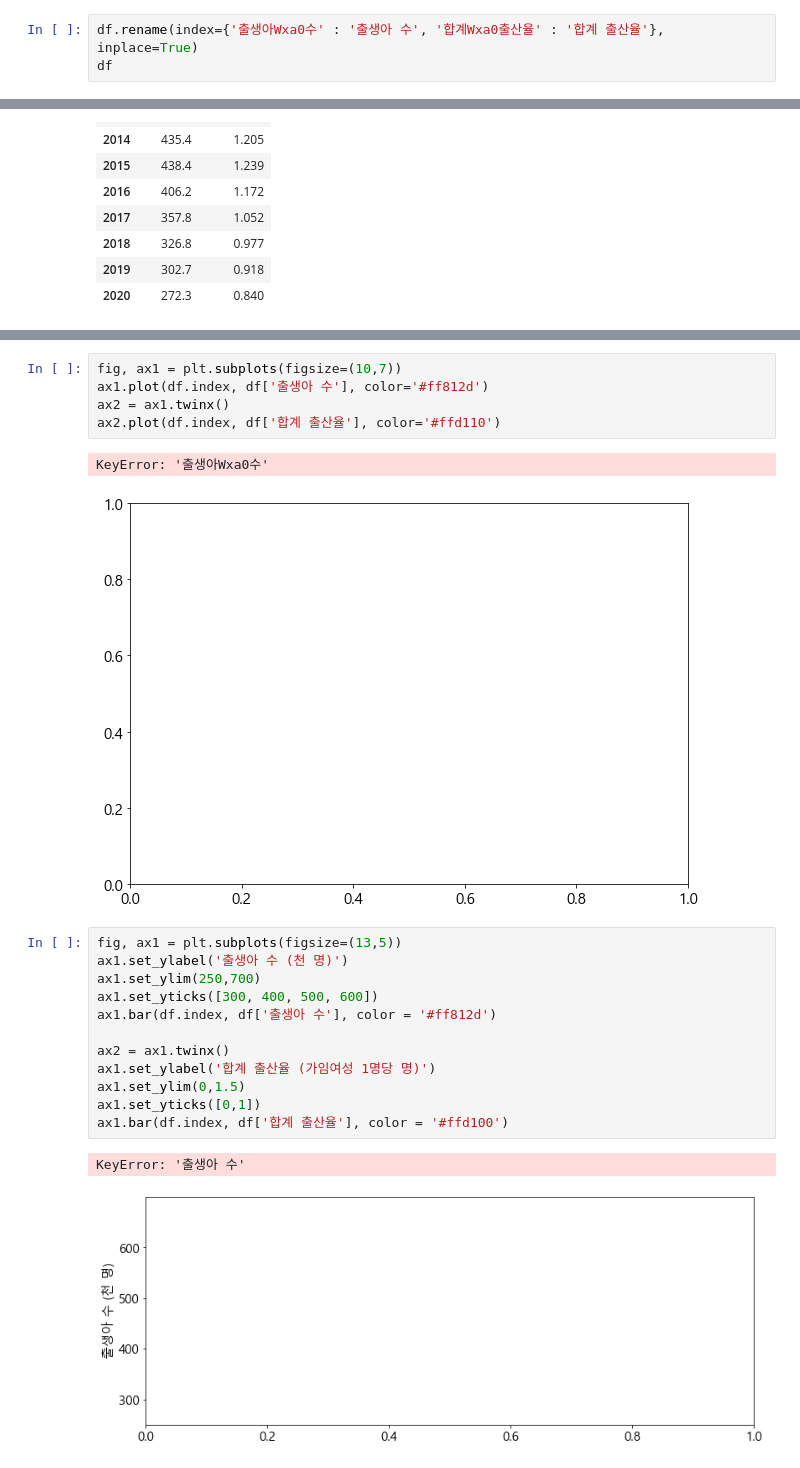
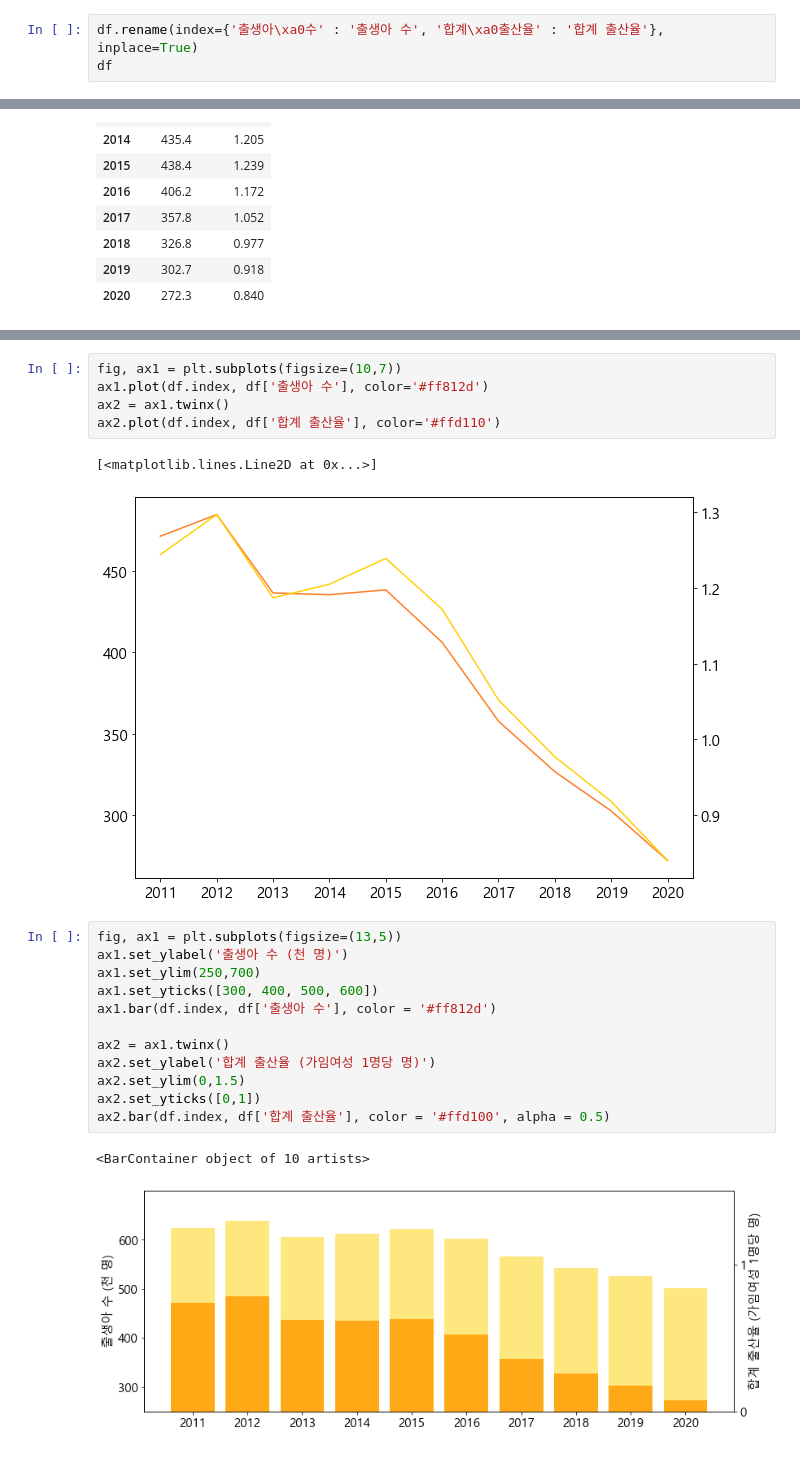
Before and after one commit to dmsxo0691/Java-Python, a Jupyter notebook: 20221101/pandas.ipynb, the cells around one changed output, grey strips where cells are left out. Drawn from its saved outputs; the diff is of its cells as text.

```diff
--- a/20221101/pandas.ipynb
+++ b/20221101/pandas.ipynb
@@ -1568,7 +1568,7 @@ df.index.values
 # %% [output]
 array(['출생아\xa0수', '합계\xa0출산율'], dtype=object)
 # %%
-df.rename(index={'출생아Wxa0수' : '출생아 수', '합계Wxa0출산율' : '합계 출산율'}, inplace=True)
+df.rename(index={'출생아\xa0수' : '출생아 수', '합계\xa0출산율' : '합계 출산율'}, inplace=True)
 df
 # %% [output]
 |  | 2011 | 2012 | 2013 | 2014 | 2015 | 2016 | 2017 | 2018 | 2019 | 2020 |
@@ -1611,20 +1621,20 @@ ax1.plot(df.index, df['출생아 수'], color='#ff812d')
 ax2 = ax1.twinx()
 ax2.plot(df.index, df['합계 출산율'], color='#ffd110')
 # %% [output]
-KeyError: '출생아Wxa0수'
+[<matplotlib.lines.Line2D at 0x...>]
-[figure, old version]
+[figure, new version]
 # %%
 fig, ax1 = plt.subplots(figsize=(13,5))
 ax1.set_ylabel('출생아 수 (천 명)')
 ax1.set_ylim(250,700)
 ax1.set_yticks([300, 400, 500, 600])
 ax1.bar(df.index, df['출생아 수'], color = '#ff812d')
 
 ax2 = ax1.twinx()
-ax1.set_ylabel('합계 출산율 (가임여성 1명당 명)')
-ax1.set_ylim(0,1.5)
-ax1.set_yticks([0,1])
-ax1.bar(df.index, df['합계 출산율'], color = '#ffd100')
+ax2.set_ylabel('합계 출산율 (가임여성 1명당 명)')
+ax2.set_ylim(0,1.5)
+ax2.set_yticks([0,1])
+ax2.bar(df.index, df['합계 출산율'], color = '#ffd100', alpha = 0.5)
 # %% [output]
-KeyError: '출생아 수'
+<BarContainer object of 10 artists>
-[figure, old version]
+[figure, new version]
```
Also changed, not shown: parts of 2 cells of this notebook, 1 other file.
